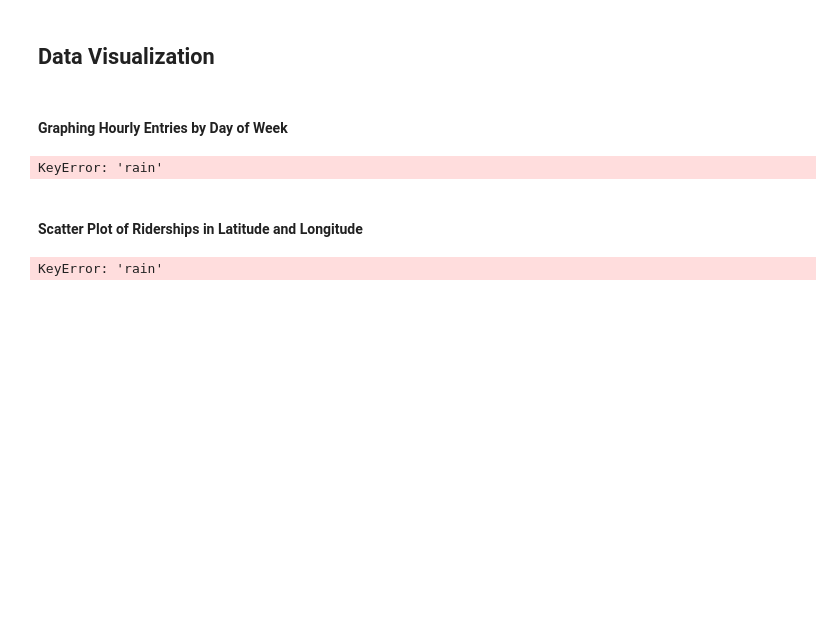
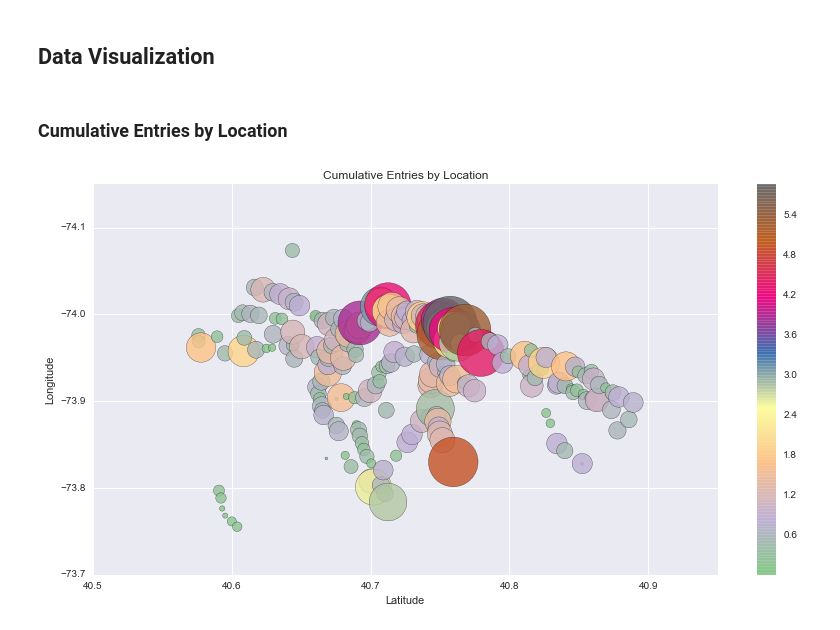
Before and after one commit to aamiel16/udacity-dand, a Jupyter notebook: 2D Data - NumPy and Pandas/develop/2015-09-15-as-subway-pd-lab.ipynb, the cells around one changed output. Cells and saved outputs as stored; diff of their text form; code cells hidden in the pictures; blank space fills up the shorter version.

Commit message:
Added some figures and visualization in 2D Data

```diff
--- a/2D Data - NumPy and Pandas/develop/2015-09-15-as-subway-pd-lab.ipynb
+++ b/2D Data - NumPy and Pandas/develop/2015-09-15-as-subway-pd-lab.ipynb
@@ -10,2 +12,5 @@ import seaborn as sns
+# %%
+# Figure names
+fig_prefix = '../figures/2015-09-15-as-subway-pd-lab-'
 # %% [markdown]
 ## Data Wrangling
@@ -92,18 +99,24 @@ hourly entries and cumulative entries: 0.585895
 # %% [markdown]
 ## Data Visualization
 # %% [markdown]
-#### Graphing Hourly Entries by Day of Week
+### Cumulative Entries by Location
-# %%
-grouped_dayweek_rain = subway_df.groupby(['day_week', 'rain'], as_index=False).mean()['ENTRIESn']
-plt.plot(grouped_dayweek_rain([grouped_dayweek_rain['rain']==0])['ENTRIESn'], label = 'Without rain')
-plt.plot(grouped_dayweek_rain[grouped_dayweek_rain['rain']==1]['ENTRIESn'], label = 'With rain')
-plt.legend(loc='best')
-plt.title('Daily Ridership')
-# %% [output]
-KeyError: 'rain'
-# %% [markdown]
-#### Scatter Plot of Riderships in Latitude and Longitude
-# %%
-grouped_dayweek_rain[grouped_dayweek_rain['rain']==0]
-# %% [output]
-KeyError: 'rain'
+# %%
+grouped_by_loc = subway_df.groupby(['latitude', 'longitude'], as_index=False).mean()
+lati = grouped_by_loc['latitude']
+longi = grouped_by_loc['longitude']
+bubble_size = grouped_by_loc['ENTRIESn']/grouped_by_loc['ENTRIESn'].std()
+# %%
+# Plot
+plt.figure(figsize=(14,7))
+plt.scatter(x=lati,y=longi,s=bubble_size*500, c=bubble_size, alpha=.8, cmap='Accent')
+plt.colorbar()
+
+# Plot Properties
+plt.gca().invert_yaxis()
+plt.title('Cumulative Entries by Location')
+plt.xlabel('Latitude')
+plt.ylabel('Longitude')
+
+plt.savefig(fig_prefix+'cum_entries_by_loc')
+# %% [output]
+[figure, added]
```
Also changed, not shown: parts of 5 cells of this notebook, 1 other file.
